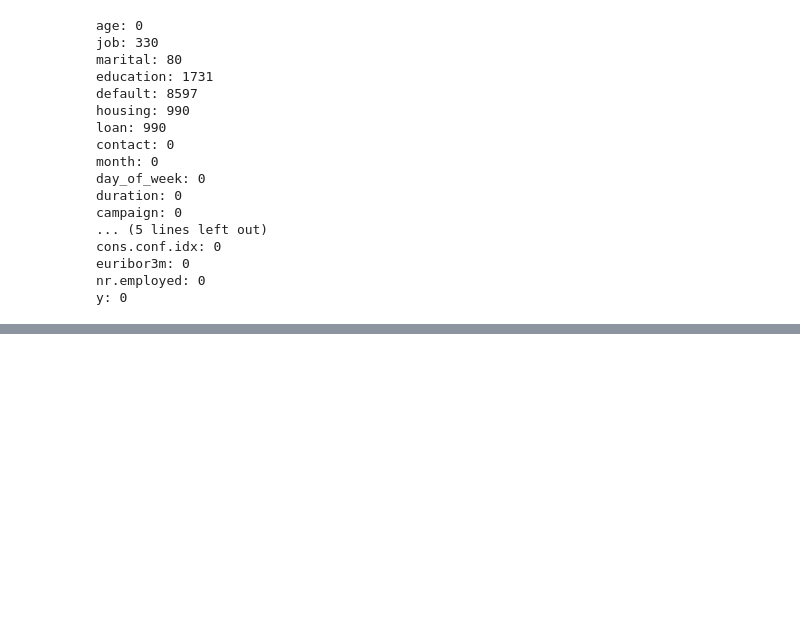
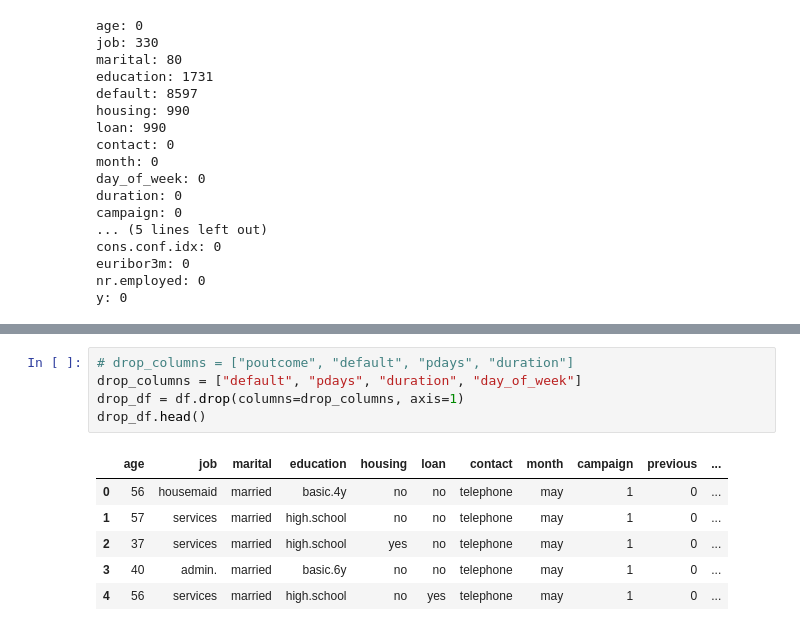
Before and after one commit to dadodimauro/MML-bank-marketing, a Jupyter notebook: bank-marketing/main.ipynb, the cells around one changed output, grey strips where cells are left out. Cells and saved outputs as stored; diff of their text form; blank space fills up the shorter version.

```diff
--- a/bank-marketing/main.ipynb
+++ b/bank-marketing/main.ipynb
@@ -122,0 +139,12 @@ plt.show()
+# %%
+# drop_columns = ["poutcome", "default", "pdays", "duration"]
+drop_columns = ["default", "pdays", "duration", "day_of_week"]
+drop_df = df.drop(columns=drop_columns, axis=1)
+drop_df.head()
+# %% [output]
+|  | age | job | marital | education | housing | loan | contact | month | campaign | previous | ... |
+| 0 | 56 | housemaid | married | basic.4y | no | no | telephone | may | 1 | 0 | ... |
+| 1 | 57 | services | married | high.school | no | no | telephone | may | 1 | 0 | ... |
+| 2 | 37 | services | married | high.school | yes | no | telephone | may | 1 | 0 | ... |
+| 3 | 40 | admin. | married | basic.6y | no | no | telephone | may | 1 | 0 | ... |
+| 4 | 56 | services | married | high.school | no | yes | telephone | may | 1 | 0 | ... |
```
Also changed, not shown: parts of 19 cells of this notebook.
